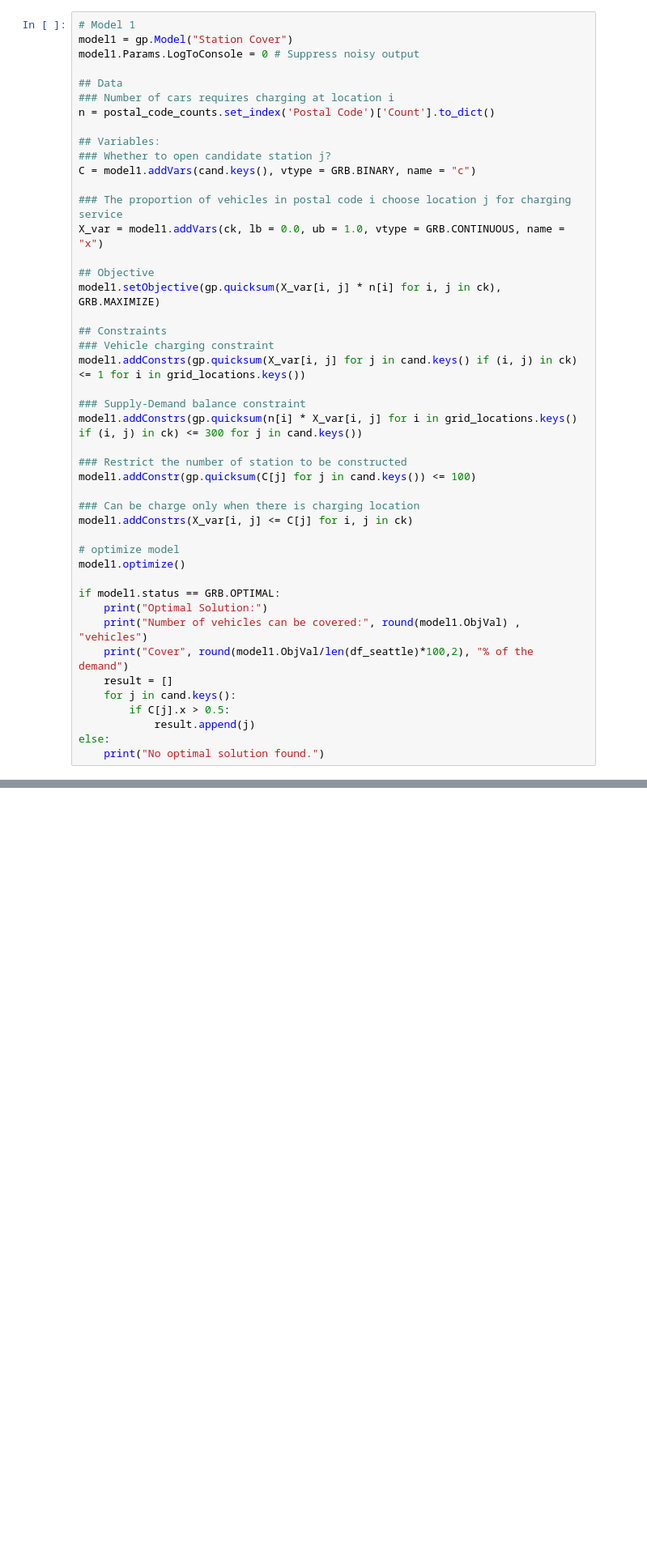
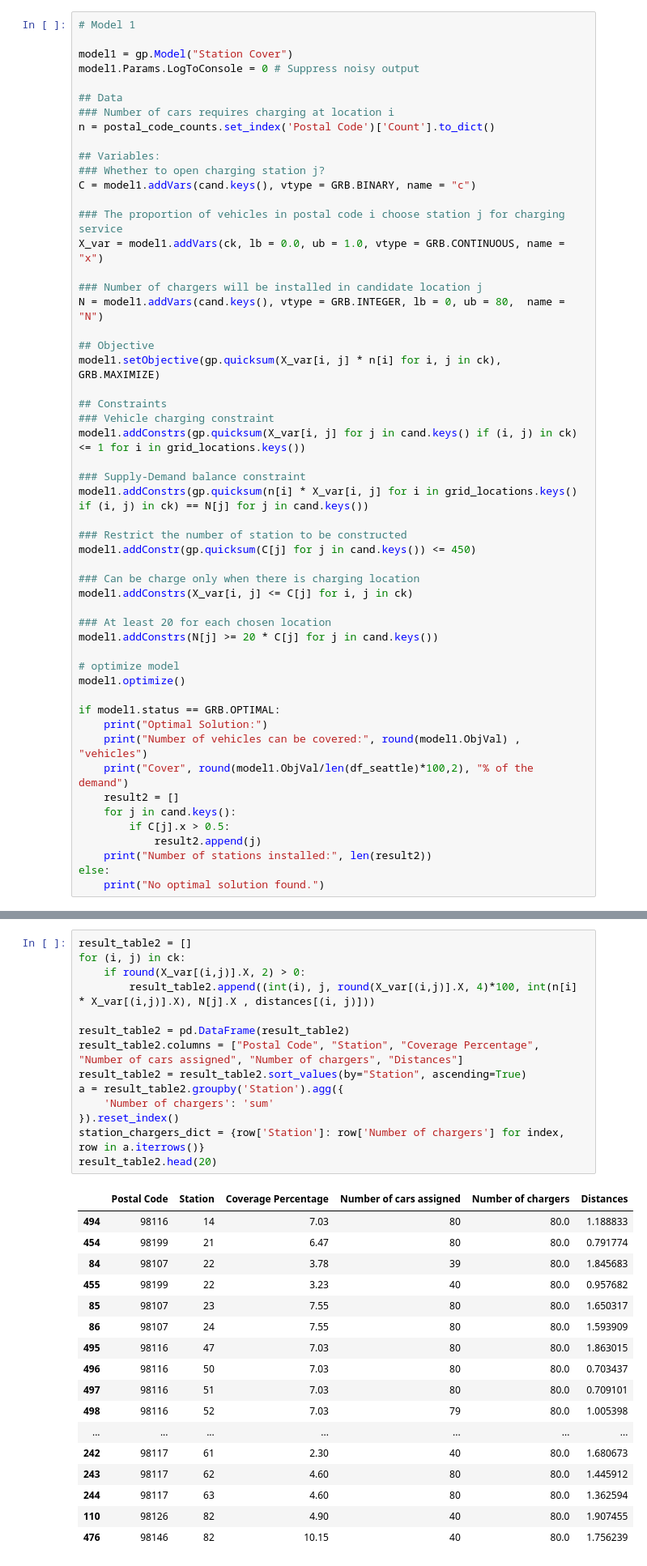
Before and after one commit to lqminhhh/Charging-Location-Optimization, a Jupyter notebook: Final.ipynb, the cells around one changed output, grey strips where cells are left out. Shown at 81% size. Drawn from its saved outputs; the diff is of its cells as text; blank space fills up the shorter version.

```diff
--- a/Final.ipynb
+++ b/Final.ipynb
@@ -283,5 +314,6 @@ Then, we will solve the model using Gurobi using the set of candidate locations
 # %%
 # Model 1
+
 model1 = gp.Model("Station Cover")
 model1.Params.LogToConsole = 0 # Suppress noisy output
 
@@ -290,11 +322,14 @@ model1.Params.LogToConsole = 0 # Suppress noisy output
 n = postal_code_counts.set_index('Postal Code')['Count'].to_dict()
 
 ## Variables:
-### Whether to open candidate station j?
+### Whether to open charging station j?
 C = model1.addVars(cand.keys(), vtype = GRB.BINARY, name = "c")
 
-### The proportion of vehicles in postal code i choose location j for charging service
+### The proportion of vehicles in postal code i choose station j for charging service
 X_var = model1.addVars(ck, lb = 0.0, ub = 1.0, vtype = GRB.CONTINUOUS, name = "x")
+
+### Number of chargers will be installed in candidate location j
+N = model1.addVars(cand.keys(), vtype = GRB.INTEGER, lb = 0, ub = 80,  name = "N")
 
 ## Objective
 model1.setObjective(gp.quicksum(X_var[i, j] * n[i] for i, j in ck), GRB.MAXIMIZE)
@@ -304,13 +339,16 @@ model1.setObjective(gp.quicksum(X_var[i, j] * n[i] for i, j in ck), GRB.MAXIMIZE
 model1.addConstrs(gp.quicksum(X_var[i, j] for j in cand.keys() if (i, j) in ck) <= 1 for i in grid_locations.keys())
 
 ### Supply-Demand balance constraint
-model1.addConstrs(gp.quicksum(n[i] * X_var[i, j] for i in grid_locations.keys() if (i, j) in ck) <= 300 for j in cand.keys())
+model1.addConstrs(gp.quicksum(n[i] * X_var[i, j] for i in grid_locations.keys() if (i, j) in ck) == N[j] for j in cand.keys())
 
 ### Restrict the number of station to be constructed
-model1.addConstr(gp.quicksum(C[j] for j in cand.keys()) <= 100)
+model1.addConstr(gp.quicksum(C[j] for j in cand.keys()) <= 450)
 
 ### Can be charge only when there is charging location
 model1.addConstrs(X_var[i, j] <= C[j] for i, j in ck)
+
+### At least 20 for each chosen location
+model1.addConstrs(N[j] >= 20 * C[j] for j in cand.keys())
 
 # optimize model
 model1.optimize()
@@ -319,10 +357,11 @@ if model1.status == GRB.OPTIMAL:
     print("Optimal Solution:")
     print("Number of vehicles can be covered:", round(model1.ObjVal) , "vehicles")
     print("Cover", round(model1.ObjVal/len(df_seattle)*100,2), "% of the demand")
-    result = []
+    result2 = []
     for j in cand.keys():
         if C[j].x > 0.5:
-            result.append(j)
+            result2.append(j)
+    print("Number of stations installed:", len(result2))
 else:
     print("No optimal solution found.")
 # %% [output]
@@ -332,2 +374,34 @@ Cover 77.25 % of the demand
+# %%
+result_table2 = []
+for (i, j) in ck:
+    if round(X_var[(i,j)].X, 2) > 0:
+        result_table2.append((int(i), j, round(X_var[(i,j)].X, 4)*100, int(n[i] * X_var[(i,j)].X), N[j].X , distances[(i, j)]))
+
+result_table2 = pd.DataFrame(result_table2)
+result_table2.columns = ["Postal Code", "Station", "Coverage Percentage", "Number of cars assigned", "Number of chargers", "Distances"]
+result_table2 = result_table2.sort_values(by="Station", ascending=True)
+a = result_table2.groupby('Station').agg({
+    'Number of chargers': 'sum'
+}).reset_index()
+station_chargers_dict = {row['Station']: row['Number of chargers'] for index, row in a.iterrows()}
+result_table2.head(20)
+# %% [output]
+|  | Postal Code | Station | Coverage Percentage | Number of cars assigned | Number of chargers | Distances |
+| 494 | 98116 | 14 | 7.03 | 80 | 80.0 | 1.188833 |
+| 454 | 98199 | 21 | 6.47 | 80 | 80.0 | 0.791774 |
+| 84 | 98107 | 22 | 3.78 | 39 | 80.0 | 1.845683 |
+| 455 | 98199 | 22 | 3.23 | 40 | 80.0 | 0.957682 |
+| 85 | 98107 | 23 | 7.55 | 80 | 80.0 | 1.650317 |
+| 86 | 98107 | 24 | 7.55 | 80 | 80.0 | 1.593909 |
+| 495 | 98116 | 47 | 7.03 | 80 | 80.0 | 1.863015 |
+| 496 | 98116 | 50 | 7.03 | 80 | 80.0 | 0.703437 |
+| 497 | 98116 | 51 | 7.03 | 80 | 80.0 | 0.709101 |
+| 498 | 98116 | 52 | 7.03 | 79 | 80.0 | 1.005398 |
+| ... | ... | ... | ... | ... | ... | ... |
+| 242 | 98117 | 61 | 2.30 | 40 | 80.0 | 1.680673 |
+| 243 | 98117 | 62 | 4.60 | 80 | 80.0 | 1.445912 |
+| 244 | 98117 | 63 | 4.60 | 80 | 80.0 | 1.362594 |
+| 110 | 98126 | 82 | 4.90 | 40 | 80.0 | 1.907455 |
+| 476 | 98146 | 82 | 10.15 | 40 | 80.0 | 1.756239 |
 # %%
 # Select the chosen candidate locations after optimizing using Gurobi
```
Also changed, not shown: parts of 37 cells of this notebook.
